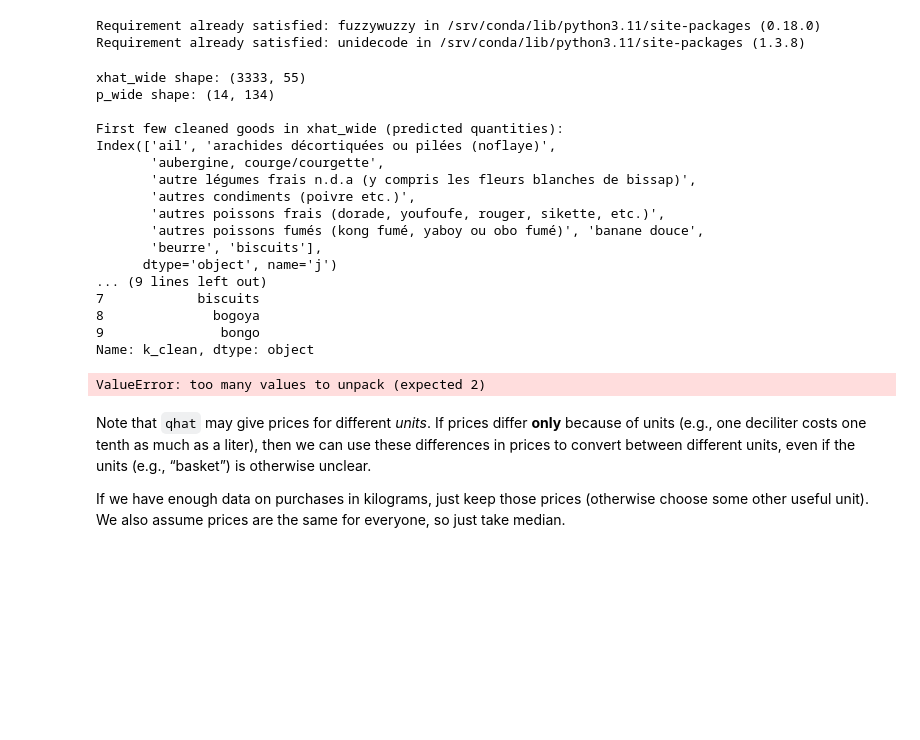
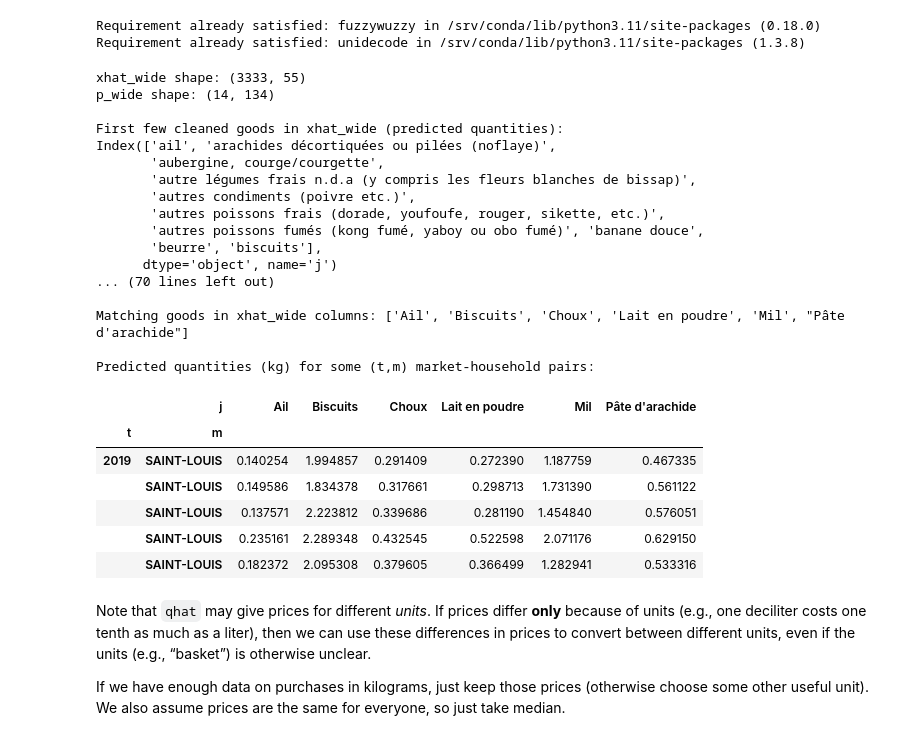
Before and after one commit to reilyfairchild/EEP153-Project-3, a Jupyter notebook: calculating_nutrition-Copy1.ipynb, the cells around one changed output. Drawn from its saved outputs; the diff is of its cells as text; code cells hidden in the pictures; blank space fills up the shorter version.

```diff
--- a/calculating_nutrition-Copy1.ipynb
+++ b/calculating_nutrition-Copy1.ipynb
@@ -271,12 +271,12 @@ print("p_wide shape:", p_wide.shape)
 
 # === Load FCT and clean the French names (column 'k') ===
 fct = get_clean_sheet(InputFiles['FCT'][0], sheet=InputFiles['FCT'][1])
+
+# Clean 'k' column to create 'k_clean'
 fct_cleaned = fct.copy()
-fct_cleaned['k_clean'] = fct_cleaned['k'].str.strip().str.lower()
-
+fct_cleaned['k_clean'] = fct_cleaned['k'].str.strip().str.lower()  # Ensure it's properly cleaned
 xhat_cleaned_columns = xhat_wide.columns.str.strip().str.lower()
 
-# Debugging: Print the cleaned goods for inspection
 print("\nFirst few cleaned goods in xhat_wide (predicted quantities):")
 print(xhat_cleaned_columns[:10])
 print("\nFirst few cleaned goods in FCT (French names):")
@@ -286,17 +286,19 @@ print(fct_cleaned['k_clean'].head(10))
 matched_fct_names = []
 matched_xhat_names = []
 for good in xhat_cleaned_columns:
-    result = process.extract(good, fct_cleaned['k_clean'], limit=1)
-
-    # Ensure there's a result and unpack correctly
-    if result:
-        match, score = result[0]  # Extract the best match and score
+    result = process.extractOne(good, fct_cleaned['k_clean'])  # No 'limit' argument needed
+    if result:  # Ensure there's a result
+        # result is a tuple like (match, score), but we need to handle multiple results if returned
+        if isinstance(result, tuple) and len(result) == 2:
+            match, score = result  # Correctly unpack the result into match and score
+        else:
+            match = result[0]  # If there's more than one value, just take the first one
+            score = result[1]  # Extract the score if needed
         print(f"Trying to match '{good}' -> Match: '{match}' with score {score}")
         if score > 85:  # Lowered threshold to be more inclusive
             matched_fct_names.append(match)
             matched_xhat_names.append(good)
 
-# Debugging: Print the matched goods
 print("\nMatching goods from qhat and FCT:", matched_fct_names)
 
 # === Create a mapping dictionary from xhat names to FCT original names ===
@@ -311,46 +313,52 @@ matched_xhat_names_filtered = [name for name in matched_xhat_names if name in ma
 matching_goods_in_xhat = [xhat_wide.columns[xhat_cleaned_columns == name][0] for name in matched_xhat_names_filtered]
 print(f"\nMatching goods in xhat_wide columns: {matching_goods_in_xhat}")
 
-# === Filter xhat_wide and p_wide for the matched goods ===
+# === Filter xhat_wide and p_wide ===
 xhat_matched = xhat_wide[matching_goods_in_xhat].copy()
 p_matched = p_wide[matching_goods_in_xhat].copy()
 
 # === Align indexes ===
 xhat_matched.index = xhat_matched.index.droplevel('i')
 xhat_matched = xhat_matched.sort_index()
 p_matched = p_matched.sort_index()
 
 # Get common index (t, m)
 common_index = xhat_matched.index.intersection(p_matched.index)
 xhat_aligned = xhat_matched.loc[common_index]
 p_aligned = p_matched.loc[common_index]
 
 # === Compute predicted quantities (kg) ===
 qhat = (xhat_aligned / p_aligned).dropna(how='all')
 qhat = qhat.loc[:, qhat.count() > 0]  # Drop all-empty columns
 
 # === Display results ===
 print("\nPredicted quantities (kg) for some (t,m) market-household pairs:")
 display(qhat.head())
 # %% [output]
 xhat_wide shape: (3333, 55)
 p_wide shape: (14, 134)
 
 First few cleaned goods in xhat_wide (predicted quantities):
 Index(['ail', 'arachides décortiquées ou pilées (noflaye)',
        'aubergine, courge/courgette',
        'autre légumes frais n.d.a (y compris les fleurs blanches de bissap)',
        'autres condiments (poivre etc.)',
        'autres poissons frais (dorade, youfoufe, rouger, sikette, etc.)',
        'autres poissons fumés (kong fumé, yaboy ou obo fumé)', 'banane douce',
        'beurre', 'biscuits'],
       dtype='object', name='j')
-... (9 lines left out)
-7            biscuits
-8              bogoya
-9               bongo
-Name: k_clean, dtype: object
+... (70 lines left out)
+
+Matching goods in xhat_wide columns: ['Ail', 'Biscuits', 'Choux', 'Lait en poudre', 'Mil', "Pâte d'arachide"]
+
+Predicted quantities (kg) for some (t,m) market-household pairs:
-ValueError: too many values to unpack (expected 2)
+|  | j | Ail | Biscuits | Choux | Lait en poudre | Mil | Pâte d'arachide |
+| t | m |  |  |  |  |  |  |
+| 2019 | SAINT-LOUIS | 0.140254 | 1.994857 | 0.291409 | 0.272390 | 1.187759 | 0.467335 |
+|  | SAINT-LOUIS | 0.149586 | 1.834378 | 0.317661 | 0.298713 | 1.731390 | 0.561122 |
+|  | SAINT-LOUIS | 0.137571 | 2.223812 | 0.339686 | 0.281190 | 1.454840 | 0.576051 |
+|  | SAINT-LOUIS | 0.235161 | 2.289348 | 0.432545 | 0.522598 | 2.071176 | 0.629150 |
+|  | SAINT-LOUIS | 0.182372 | 2.095308 | 0.379605 | 0.366499 | 1.282941 | 0.533316 |
 # %% [markdown]
 Note that `qhat` may give prices for different *units*.  If prices
 differ **only** because of units (e.g., one deciliter costs one
```
Also changed, not shown: parts of 5 cells of this notebook.
